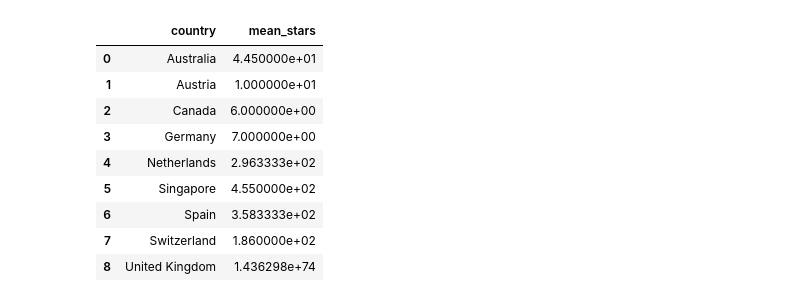
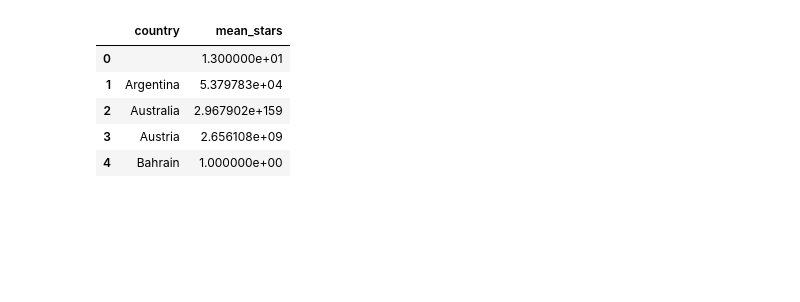
Before and after one commit to subhanguliyev/BA_customers_review_analysis, a Jupyter notebook: British Airways.ipynb, the cells around one changed output. Cells and saved outputs as stored; diff of their text form; code cells hidden in the pictures; blank space fills up the shorter version.

```diff
--- a/British Airways.ipynb
+++ b/British Airways.ipynb
@@ -21,3 +24,0 @@ for el in html.find_all("time"):
-# %%
-for el in html.find_all("h3"):
-    country.append(el.span.next_sibling.text)
@@ -41,4 +33,3 @@ len(countries)
-# %%
-rate = rate[1:]
 # %%
-len(rate)
+while '\n\t\t\t\t\t\t\t\t\t\t\t\t\t5' in rate:
+    rate.remove('\n\t\t\t\t\t\t\t\t\t\t\t\t\t5')
@@ -48,7 +41,7 @@ len(rate)
 import pandas as pd
 import numpy as np
 # %%
-df = pd.DataFrame({'country':countries, 'stars':rate, 'date':date})
+df = pd.DataFrame({'country':country, 'stars':rate, 'date':date})
 # %%
 df.head()
 # %% [output]
@@ -142,15 +138,11 @@ country_df
 # %%
 mean_stars_df = df.groupby('country', as_index=False).aggregate({'stars':'mean'}).rename(columns = {'stars':'mean_stars'})
 # %%
-mean_stars_df
+mean_stars_df.head()
 # %% [output]
 |  | country | mean_stars |
-| 0 | Australia | 4.450000e+01 |
-| 1 | Austria | 1.000000e+01 |
-| 2 | Canada | 6.000000e+00 |
-| 3 | Germany | 7.000000e+00 |
-| 4 | Netherlands | 2.963333e+02 |
-| 5 | Singapore | 4.550000e+02 |
-| 6 | Spain | 3.583333e+02 |
-| 7 | Switzerland | 1.860000e+02 |
-| 8 | United Kingdom | 1.436298e+74 |
+| 0 |  | 1.300000e+01 |
+| 1 | Argentina | 5.379783e+04 |
+| 2 | Australia | 2.967902e+159 |
+| 3 | Austria | 2.656108e+09 |
+| 4 | Bahrain | 1.000000e+00 |
```
Also changed, not shown: parts of 25 cells of this notebook, 8 other files.
